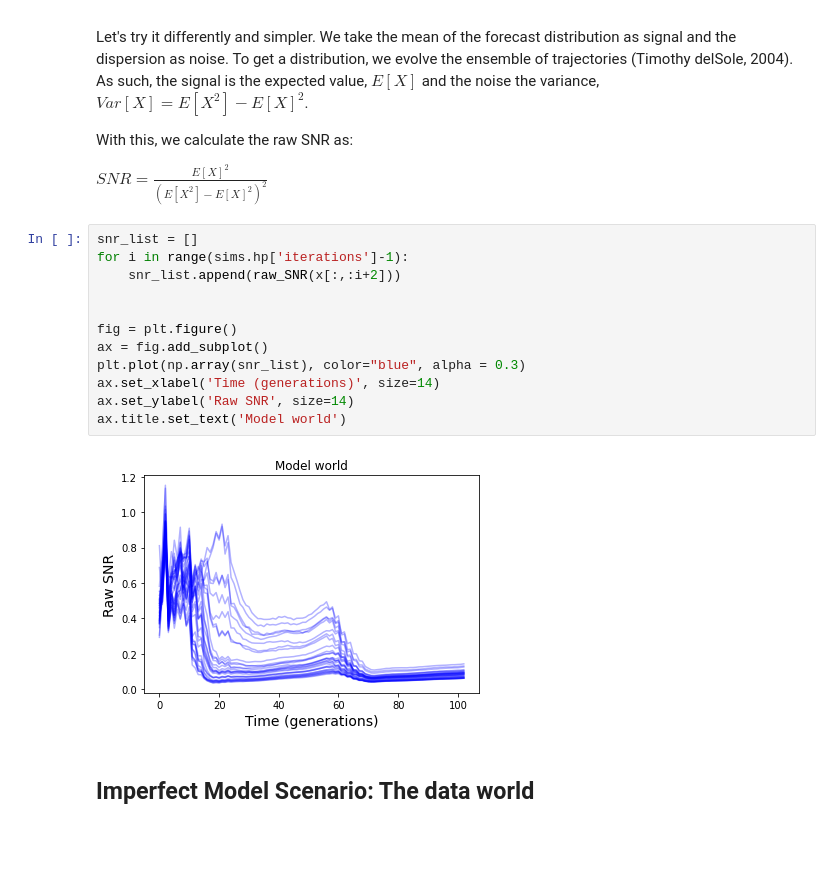
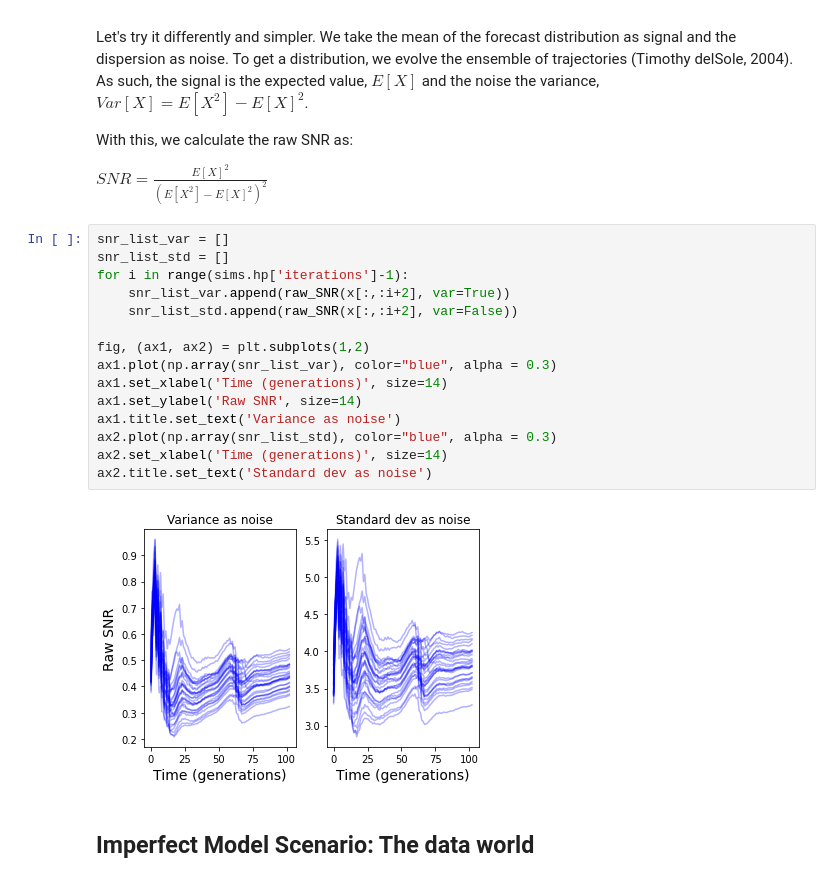
Before and after one commit to MWesselkamp/Ricker, a Jupyter notebook: signal_noise_ratio.ipynb, the cells around one changed output. Drawn from its saved outputs; the diff is of its cells as text; blank space fills up the shorter version.

```diff
--- a/signal_noise_ratio.ipynb
+++ b/signal_noise_ratio.ipynb
@@ -78,19 +92,22 @@ With this, we calculate the raw SNR as:
 
 $SNR = \frac{E[X]^2}{(E[X^2] - E[X]^2)^2}$
 # %%
-snr_list = []
+snr_list_var = []
+snr_list_std = []
 for i in range(sims.hp['iterations']-1):
-    snr_list.append(raw_SNR(x[:,:i+2]))
+    snr_list_var.append(raw_SNR(x[:,:i+2], var=True))
+    snr_list_std.append(raw_SNR(x[:,:i+2], var=False))
 
-
-fig = plt.figure()
-ax = fig.add_subplot()
-plt.plot(np.array(snr_list), color="blue", alpha = 0.3)
-ax.set_xlabel('Time (generations)', size=14)
-ax.set_ylabel('Raw SNR', size=14)
-ax.title.set_text('Model world')
+fig, (ax1, ax2) = plt.subplots(1,2)
+ax1.plot(np.array(snr_list_var), color="blue", alpha = 0.3)
+ax1.set_xlabel('Time (generations)', size=14)
+ax1.set_ylabel('Raw SNR', size=14)
+ax1.title.set_text('Variance as noise')
+ax2.plot(np.array(snr_list_std), color="blue", alpha = 0.3)
+ax2.set_xlabel('Time (generations)', size=14)
+ax2.title.set_text('Standard dev as noise')
 # %% [output]
-[figure, old version]
+[figure, new version]
 # %% [markdown]
 ## Imperfect Model Scenario: The data world
 # %% [markdown]
```
Also changed, not shown: parts of 8 cells of this notebook, 3 other files.
